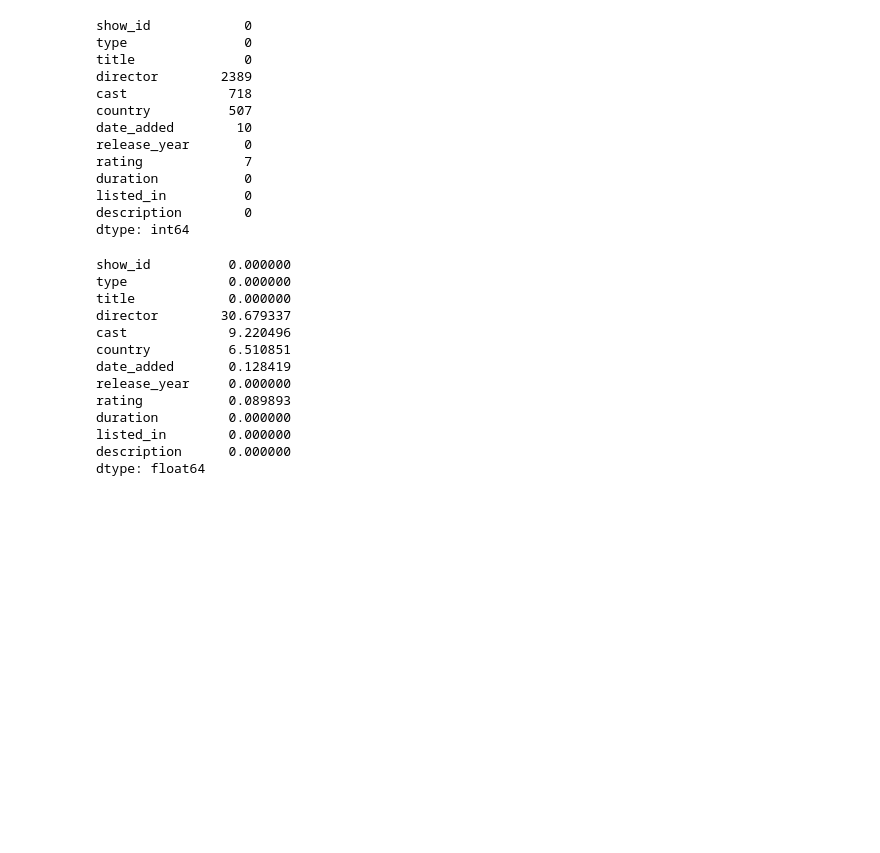
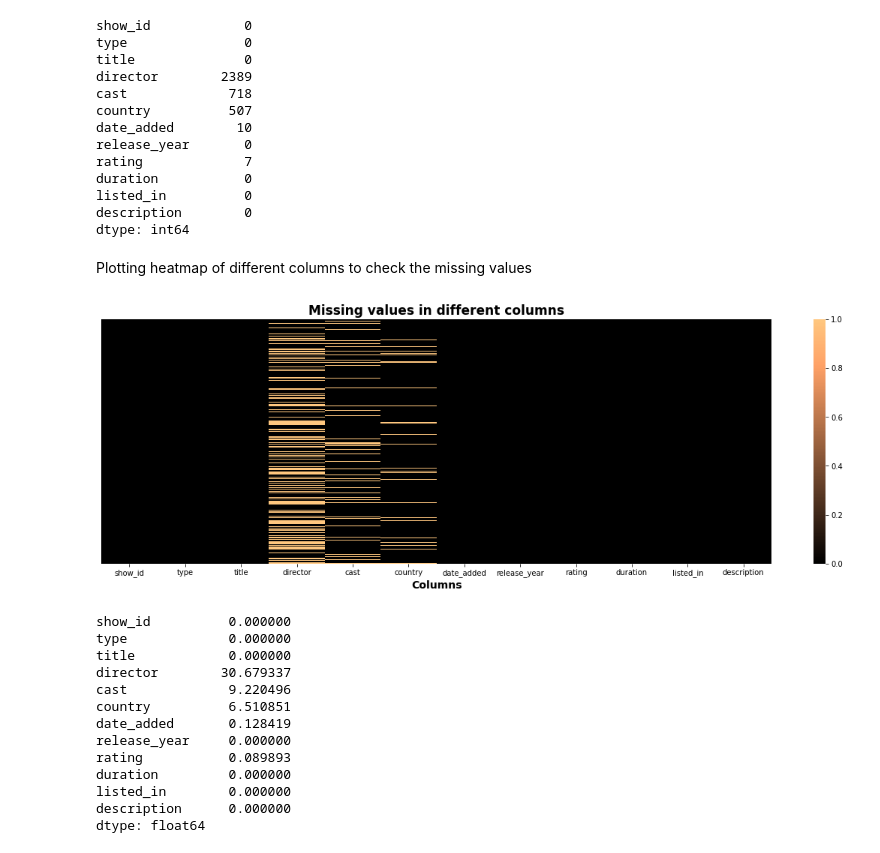
Before and after one commit to Azhar-ali7/Netflix-Movies-TVshow-unsupervised, a Jupyter notebook: Netflix_Movies_and_tv_shows_Clustering.ipynb, the cells around one changed output. Cells and saved outputs as stored; diff of their text form; code cells hidden in the pictures; blank space fills up the shorter version.

```diff
--- a/Netflix_Movies_and_tv_shows_Clustering.ipynb
+++ b/Netflix_Movies_and_tv_shows_Clustering.ipynb
@@ -202,6 +203,22 @@ duration           0
 listed_in          0
 description        0
 dtype: int64
+# %% [markdown]
+Plotting heatmap of different columns to check the missing values
+# %%
+# Plot
+# Setting figure size
+plt.figure(figsize = (20,6))
+
+# Heatmap
+sns.heatmap(netflix_df.isnull(), cbar = True, yticklabels = False, cmap = 'copper')
+
+# Settign x-label, title and fonts
+plt.xlabel('Columns', size=14, fontweight="bold")
+plt.title('Missing values in different columns', fontweight = "bold", size = 17)
+plt.show()
+# %% [output]
+[figure, added]
 # %%
 # Null values in terms of percentage
 netflix_df.isna().sum()/netflix_df.shape[0]*100
```
Also changed, not shown: parts of 86 cells of this notebook.
